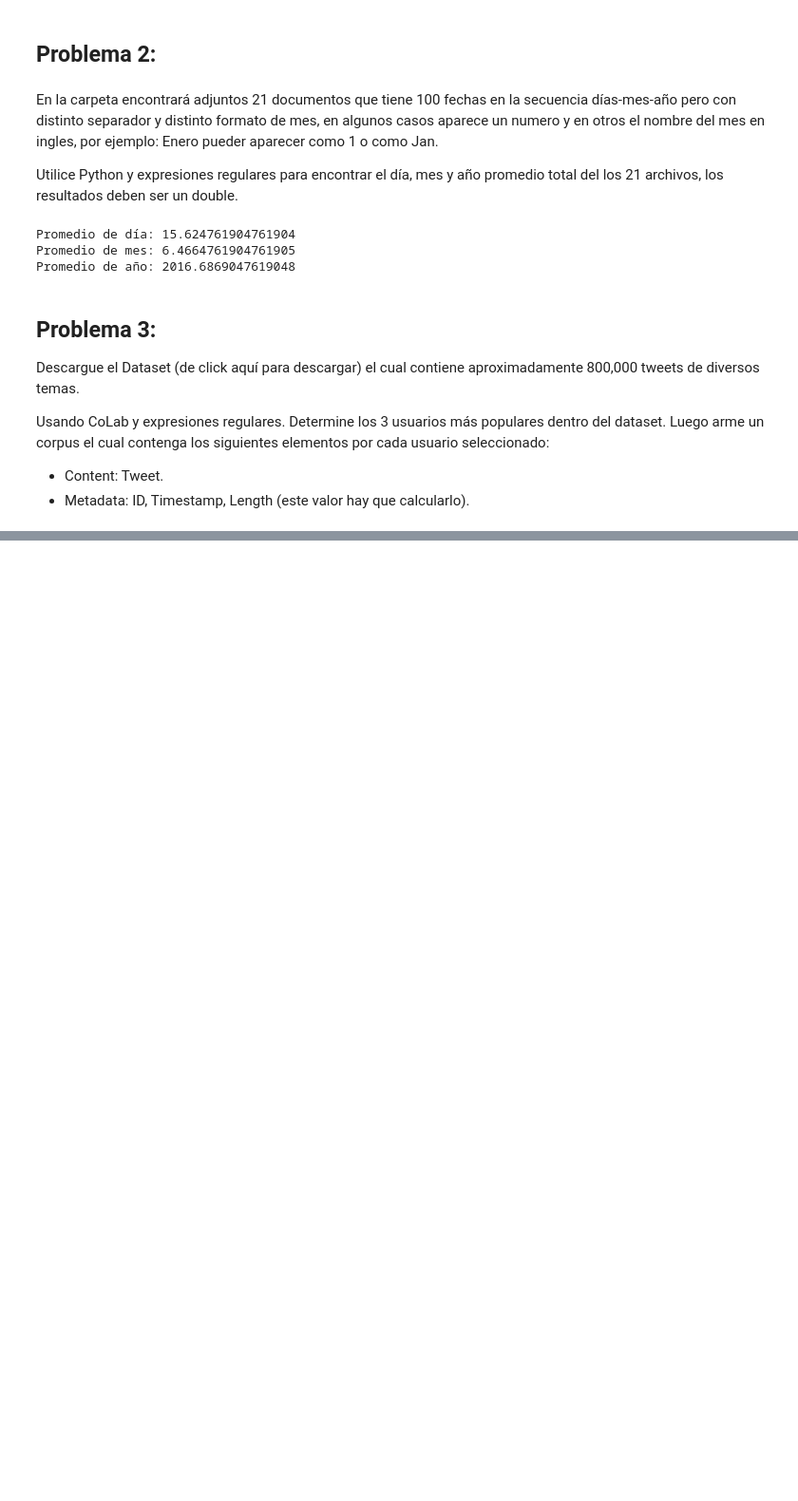
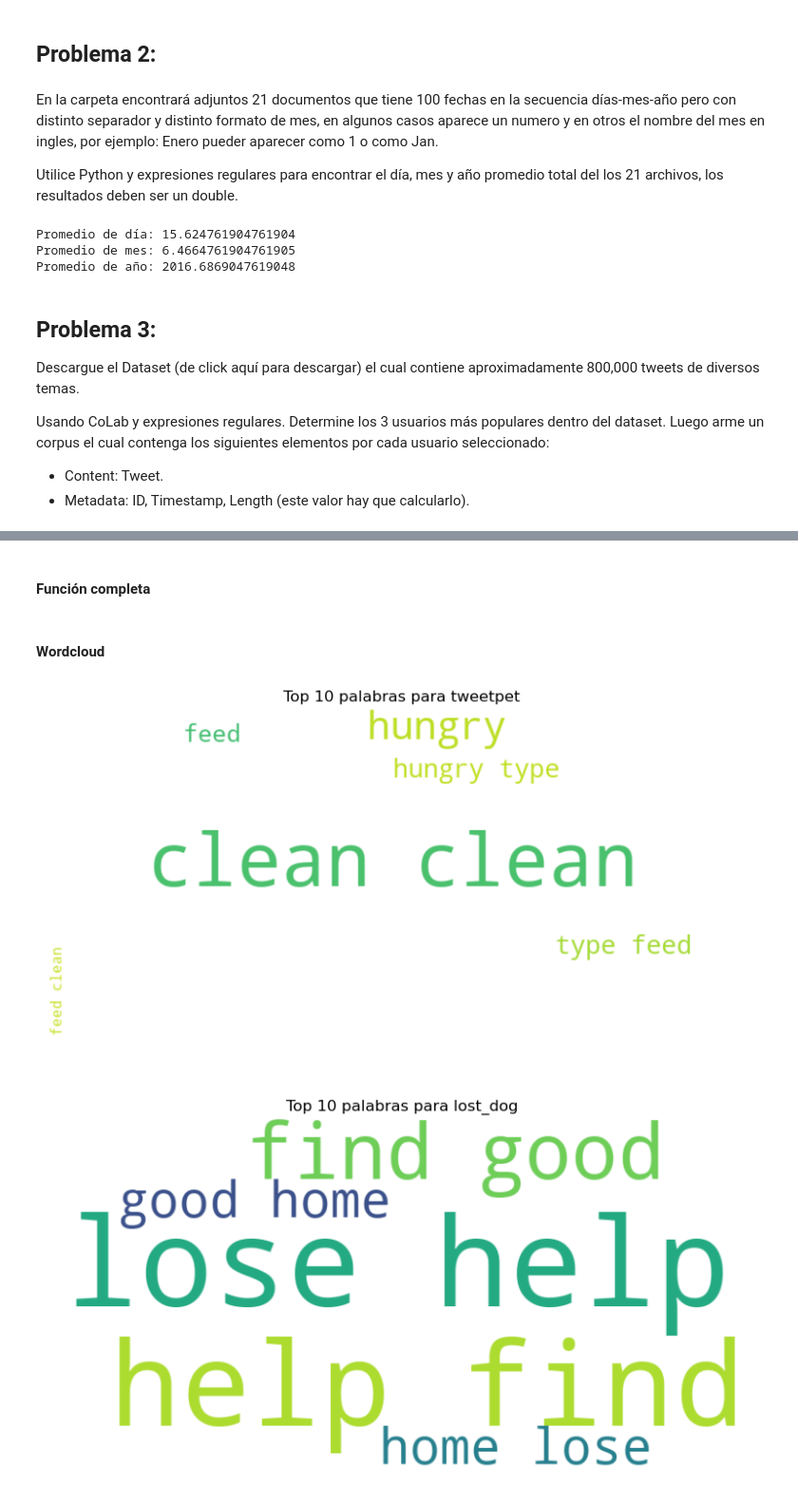
Before and after one commit to luispocon/regex, a Jupyter notebook: laboratorio3.ipynb, the cells around one changed output, grey strips where cells are left out. Shown: that part at 95% size. Saved outputs shown, nothing was run; the diff lists cells and outputs as text; code cells hidden in the pictures; blank space fills up the shorter version.

```diff
--- a/laboratorio3.ipynb
+++ b/laboratorio3.ipynb
@@ -288,0 +331,3 @@ df_tweet = pd.read_csv("tw_source.csv", sep = ",", encoding = "ISO-8859-1", head
+# %%
+spacy.cli.download("en_core_web_sm")
+nlp = spacy.load("en_core_web_sm")
@@ -289 +351,12 @@ df_tweet = pd.read_csv("tw_source.csv", sep = ",", encoding = "ISO-8859-1", head
+# %%
+def RemoveStops(corpus):
+    newCorpus = []
+
+    for doc in corpus:
+        s = ''
+        for token in doc:
+            if(token.is_stop == False):
+                s= s+token.text + ' '
+        newCorpus.append(s.strip())
+    return newCorpus
 # %%
@@ -304,0 +366,12 @@ df_tweet
+# %%
+def stemmingLemmating(corpus):
+    documentos = Tokenizacion(corpus)
+    newCorpus = []
+    for doc in documentos:
+        s = ''
+        for token in doc:
+            s = s+token.lemma_ + ' '
+        newCorpus.append(s.strip())
+    return newCorpus
+# %% [markdown]
+#### Función completa
@@ -304,0 +420,2 @@ df_tweet
+# %% [markdown]
+#### Wordcloud
@@ -304,0 +425,19 @@ df_tweet
+# %%
+user_words = {}  # Diccionario para almacenar las palabras por usuario
+
+for i, user in enumerate(df_tweetUsers["user"]):
+    if user not in user_words:
+        user_words[user] = []
+    user_words[user].extend(stemmingLemmating_content[i].split())
+# %%
+for user, words in user_words.items():
+    wordcloud = WordCloud(width=800, height=400, background_color='white', max_words=10).generate(' '.join(words))
+
+    plt.figure(figsize=(10, 5))
+    plt.imshow(wordcloud, interpolation='bilinear')
+    plt.title(f"Top 10 palabras para {user}")
+    plt.axis('off')
+    plt.show()
+# %% [output]
+[figure, added]
+[figure, added]
```
Also changed, not shown: parts of 20 cells of this notebook.
